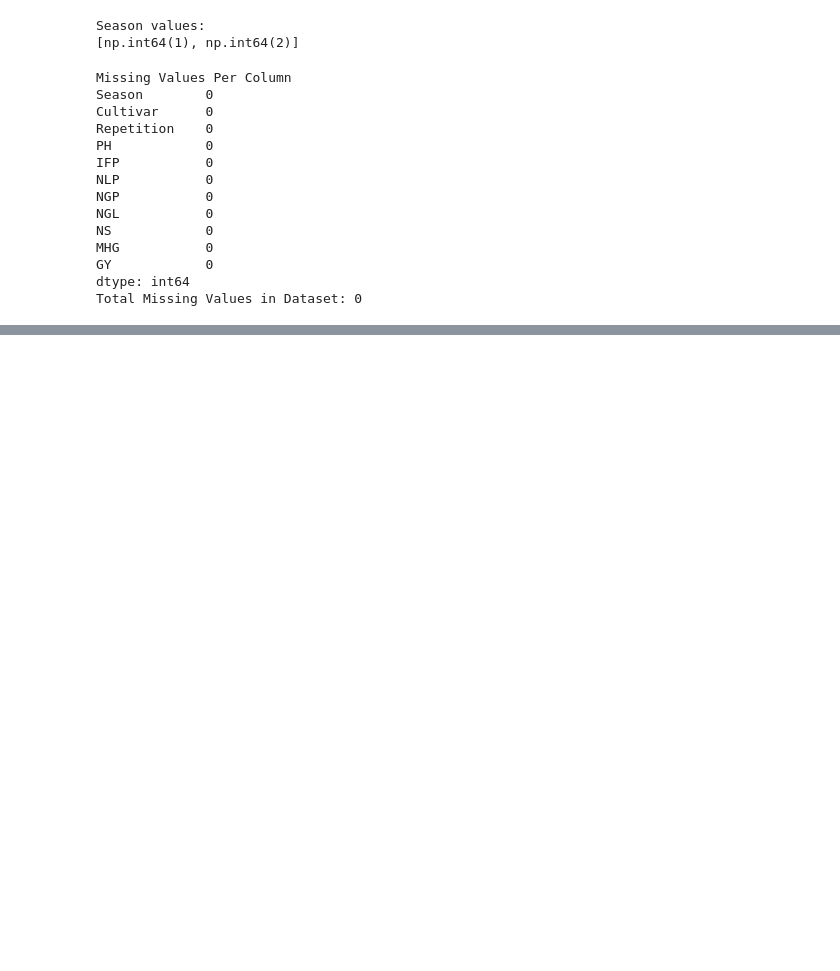
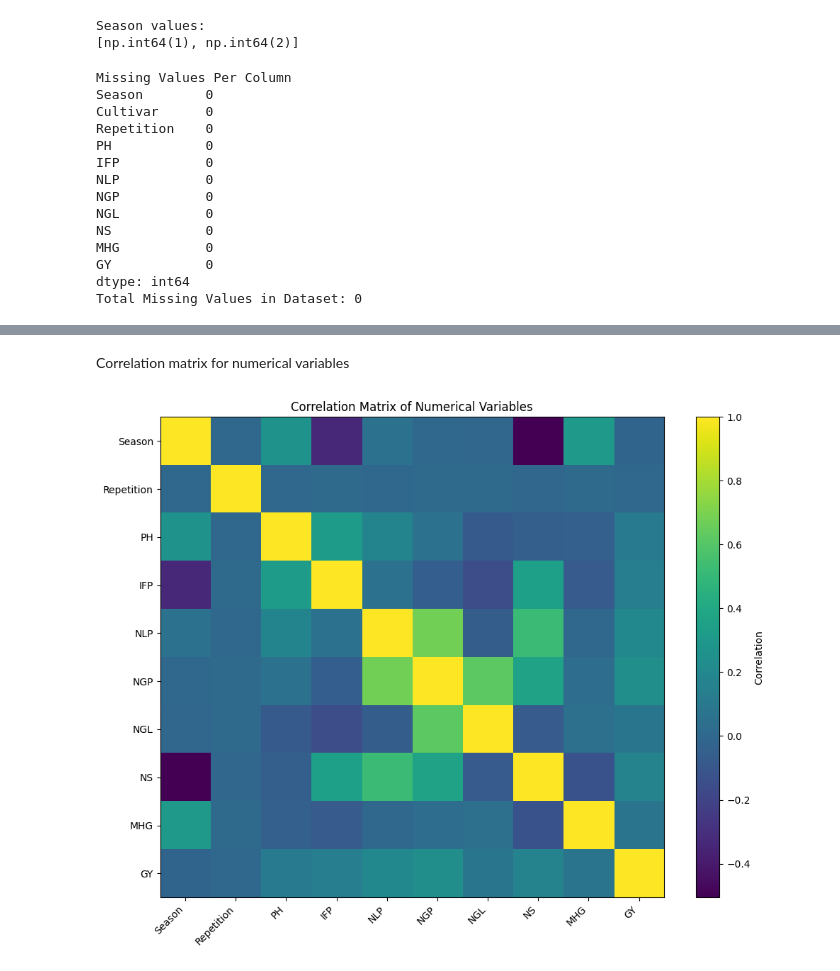
Before and after one commit to Danti3341/Summer-Repeat-CA---July-2026-DUE-DATE-26-, a Jupyter notebook: ML_HDipData.ipynb, the cells around one changed output, grey strips where cells are left out. Cells and saved outputs as stored; diff of their text form; code cells hidden in the pictures; blank space fills up the shorter version.

```diff
--- a/ML_HDipData.ipynb
+++ b/ML_HDipData.ipynb
@@ -60,0 +87,24 @@ Total Missing Values in Dataset: 0
+# %% [markdown]
+Correlation matrix for numerical variables
+# %%
+numeric_df = df.select_dtypes(include=np.number)
+correlation_matrix = numeric_df.corr()
+
+plt.figure(figsize=(10, 8))
+plt.imshow(correlation_matrix, aspect="auto")
+plt.colorbar(label="Correlation")
+plt.xticks(
+    range(len(correlation_matrix.columns)),
+    correlation_matrix.columns,
+    rotation=45,
+    ha="right"
+)
+plt.yticks(
+    range(len(correlation_matrix.columns)),
+    correlation_matrix.columns
+)
+plt.title("Correlation Matrix of Numerical Variables")
+plt.tight_layout()
+plt.show()
+# %% [output]
+[figure, added]
```
Also changed, not shown: parts of 6 cells of this notebook.
